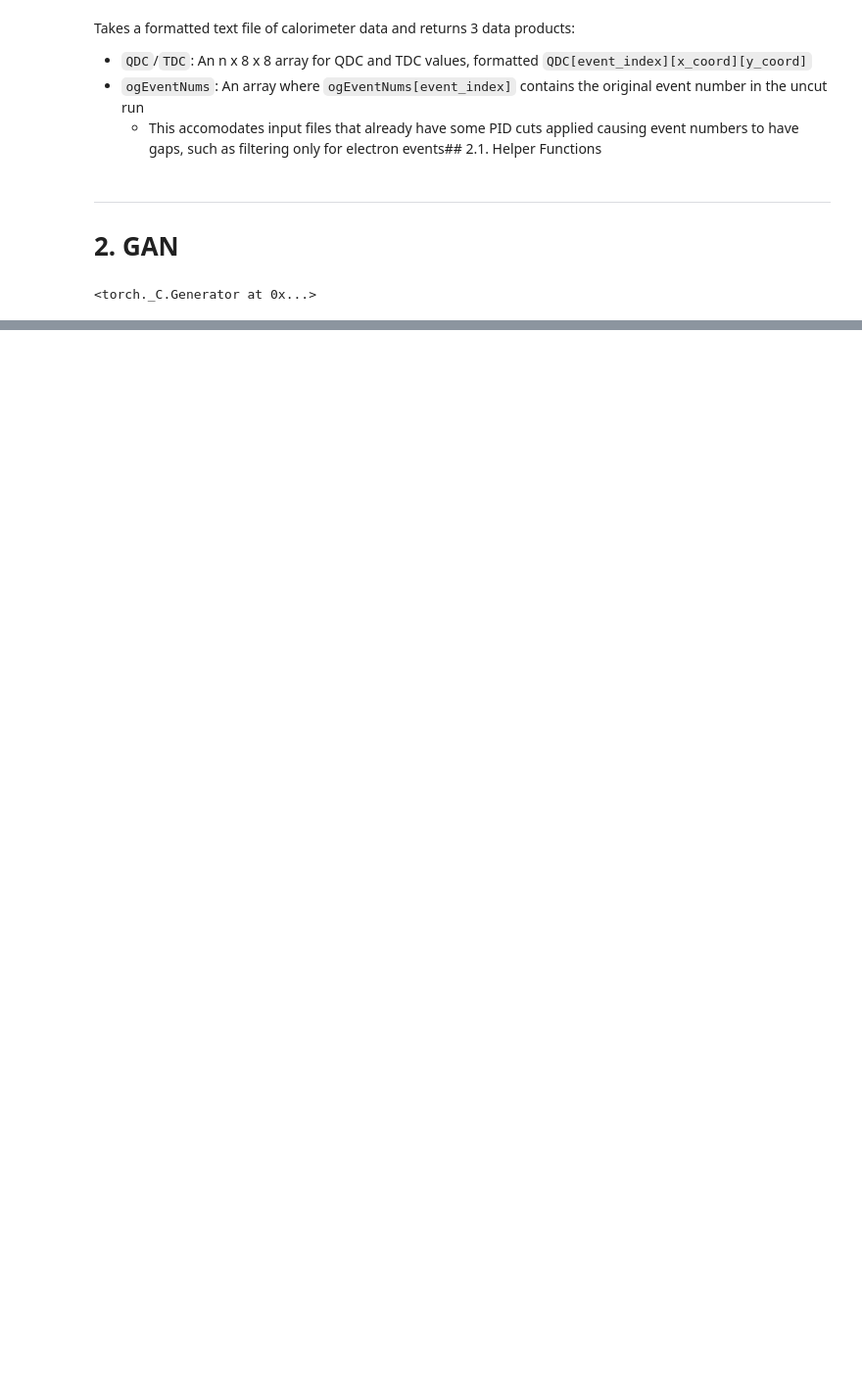
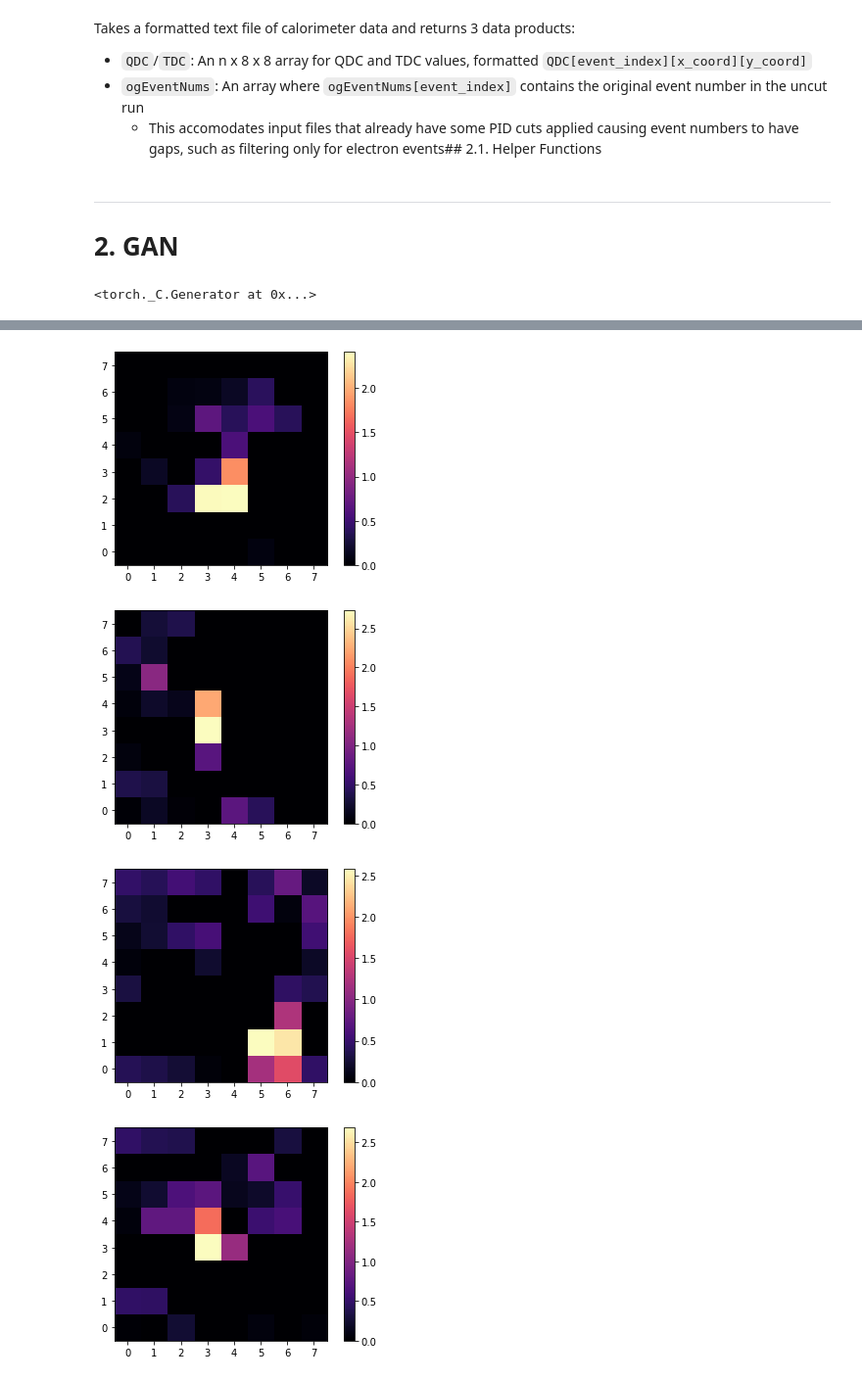
Before and after one commit to Humboldt-Penguin/HapPyCal, a Jupyter notebook: code/03_caloGAN/caloGAN.ipynb, the cells around one changed output, grey strips where cells are left out. Shown at 98% size. Drawn from its saved outputs; the diff is of its cells as text; code cells hidden in the pictures; blank space fills up the shorter version.

```diff
--- a/code/03_caloGAN/caloGAN.ipynb
+++ b/code/03_caloGAN/caloGAN.ipynb
@@ -281,0 +460,13 @@ plt.imshow(test[3, 1].detach().numpy())
+# %%
+for i in range(5):
+    fig, ax = plt.subplots()
+    plt.imshow(QTDC[i, 0].detach().cpu().T, cmap=colormap)
+    ax.invert_yaxis()
+    ax.set_xticks(np.arange(0,8))
+    plt.colorbar()
+    plt.show()
+# %% [output]
+[figure, added]
+[figure, added]
+[figure, added]
+[figure, added]
```
Also changed, not shown: parts of 25 cells of this notebook.
